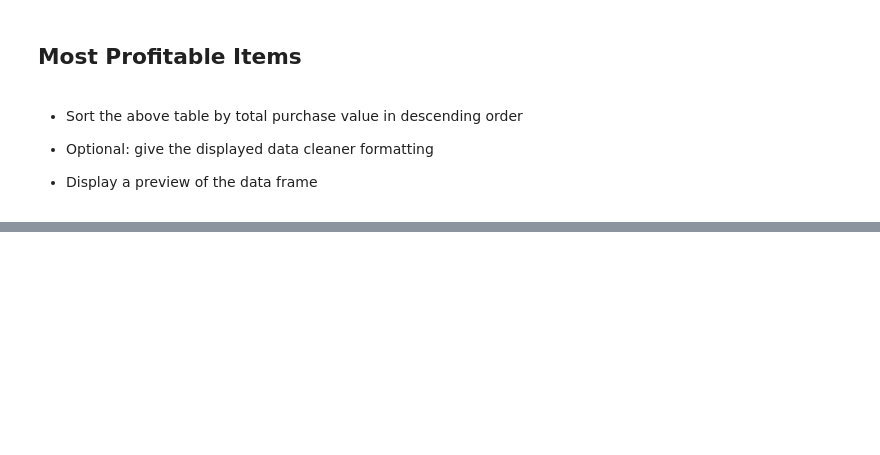
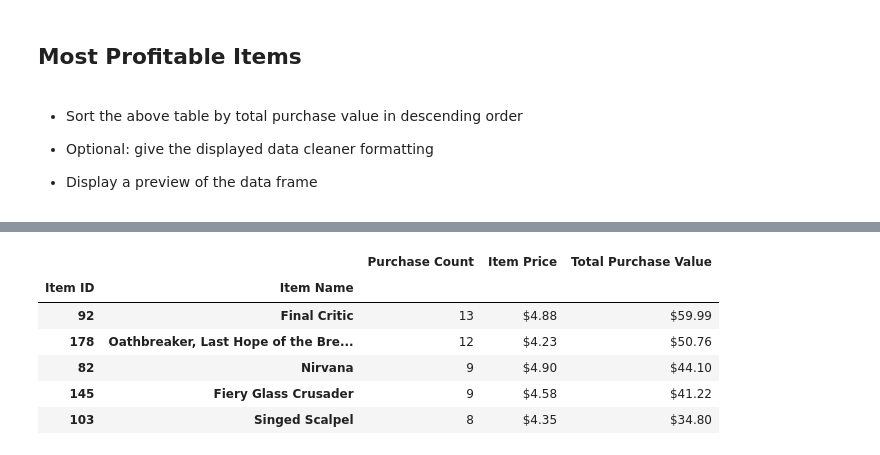
Before and after one commit to todd-tuchek/pandas-challenge, a Jupyter notebook: Heroes of Pymoli/HeroesOfPymoli_starter.ipynb, the cells around one changed output, grey strips where cells are left out. Saved outputs shown, nothing was run; the diff lists cells and outputs as text; code cells hidden in the pictures; blank space fills up the shorter version.

```diff
--- a/Heroes of Pymoli/HeroesOfPymoli_starter.ipynb
+++ b/Heroes of Pymoli/HeroesOfPymoli_starter.ipynb
@@ -577,0 +500,38 @@ df_top_spender_summary.sort_values('Total Purchase Value', ascending=False)
+# %%
+# Take the ITEM ID index values from first 5 rows...like I did above
+top_five_profits = df_top_profit.index.values[0:5]
+top_profits_itemid_list = [i[0] for i in top_five_profits]
+# top_profits_itemid_list
+# %%
+#Get all rows from df_items where the ITEM ID is in the the top profits list
+df_top_five_profits = df_items[df_items['Item ID'].isin(top_profits_itemid_list)]
+
+# Group the df_top_five_profits by Item ID and ITEM name
+top_five_profit_group = df_top_five_profits.groupby(['Item ID', 'Item Name'])
+# top_five_profit_group.head()
+# %%
+# Run the basic calculations for Purchase Count, Item Price, and Total Purchase Value
+top_profit_count = top_five_profit_group['Price'].count()
+top_profit_price = top_five_profit_group['Price'].max()
+top_profit_total = top_five_profit_group['Price'].sum()
+# %%
+# Create the summary Table and include the calculations above
+df_top_profit_summarytable = pd.DataFrame({"Purchase Count": top_profit_count,
+                                       "Item Price": top_profit_price,
+                                       "Total Purchase Value": top_profit_total})
+# df_top_profit_summarytable
+# %%
+# Format the cells to 2 decimals with $ signs to clean data
+df_top_profit_summarytable['Item Price'] = df_top_profit_summarytable['Item Price'].map("${:.2f}".format)
+df_top_profit_summarytable['Total Purchase Value'] = df_top_profit_summarytable['Total Purchase Value'].map("${:.2f}".format)
+
+#Sort the values in "Total Purchase Value" in DESCENDING order
+df_top_profit_summarytable.sort_values('Total Purchase Value', ascending=False)
+# %% [output]
+|  |  | Purchase Count | Item Price | Total Purchase Value |
+| Item ID | Item Name |  |  |  |
+| 92 | Final Critic | 13 | $4.88 | $59.99 |
+| 178 | Oathbreaker, Last Hope of the Bre... | 12 | $4.23 | $50.76 |
+| 82 | Nirvana | 9 | $4.90 | $44.10 |
+| 145 | Fiery Glass Crusader | 9 | $4.58 | $41.22 |
+| 103 | Singed Scalpel | 8 | $4.35 | $34.80 |
```
Also changed, not shown: parts of 48 cells of this notebook.
